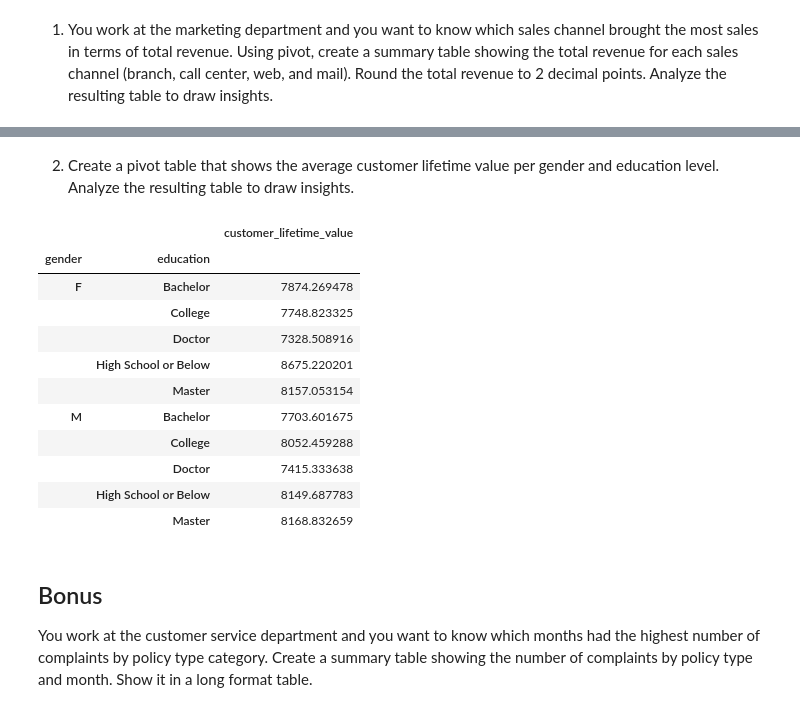
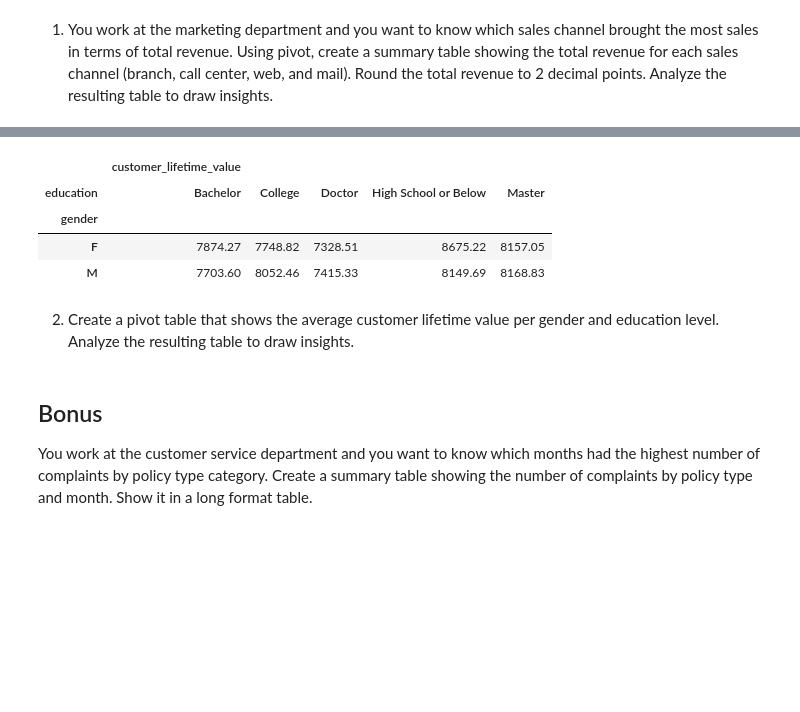
Before and after one commit to iSundhararajan/lab-dw-data-structuring-and-combining, a Jupyter notebook: lab-dw-data-structuring-and-combining.ipynb, the cells around one changed output, grey strips where cells are left out. Saved outputs shown, nothing was run; the diff lists cells and outputs as text; code cells hidden in the pictures; blank space fills up the shorter version.

```diff
--- a/lab-dw-data-structuring-and-combining.ipynb
+++ b/lab-dw-data-structuring-and-combining.ipynb
@@ -50,8 +168,6 @@ https://raw.githubusercontent.com/data-bootcamp-v4/data/main/marketing_customer_
 This dataset contains information such as customer demographics, policy details, vehicle information, and the customer's response to the last marketing campaign. Our goal is to explore and analyze this data by performing data cleaning, formatting, and structuring.
 # %%
 # Your code goes here
-import pandas as pd
-
-marketing_customer_analysis = pd.read_csv("https://raw.githubusercontent.com/data-bootcamp-v4/data/main/marketing_customer_analysis_clean.csv")
-marketing_customer_analysis.rename(columns={'employmentstatus': 'employment_status'}, inplace=True)
-marketing_customer_analysis
+# Your code goes here
+url_4 = 'https://raw.githubusercontent.com/data-bootcamp-v4/data/main/marketing_customer_analysis_clean.csv'
+insurance_4 = pd.read_csv(url_4).squeeze("columns")
@@ -77,21 +201,15 @@ summary_table = marketing_customer_analysis.pivot_table(index='country', columns
+# %%
+pivot_df_2 = insurance_4.pivot_table(index='gender', columns='education', values=['customer_lifetime_value'], aggfunc='mean').round(2)
+# %%
+pivot_df_2
+# %% [output]
+|  | customer_lifetime_value |  |  |  |  |
+| education | Bachelor | College | Doctor | High School or Below | Master |
+| gender |  |  |  |  |  |
+| F | 7874.27 | 7748.82 | 7328.51 | 8675.22 | 8157.05 |
+| M | 7703.60 | 8052.46 | 7415.33 | 8149.69 | 8168.83 |
 # %% [markdown]
 2. Create a pivot table that shows the average customer lifetime value per gender and education level. Analyze the resulting table to draw insights.
-# %%
-pivot_table = marketing_customer_analysis.pivot_table(values='customer_lifetime_value', index=['gender', 'education'], aggfunc='mean')
-pivot_table
-# %% [output]
-|  |  | customer_lifetime_value |
-| gender | education |  |
-| F | Bachelor | 7874.269478 |
-|  | College | 7748.823325 |
-|  | Doctor | 7328.508916 |
-|  | High School or Below | 8675.220201 |
-|  | Master | 8157.053154 |
-| M | Bachelor | 7703.601675 |
-|  | College | 8052.459288 |
-|  | Doctor | 7415.333638 |
-|  | High School or Below | 8149.687783 |
-|  | Master | 8168.832659 |
 # %% [markdown]
 ## Bonus
 
```
Also changed, not shown: parts of 30 cells of this notebook.
